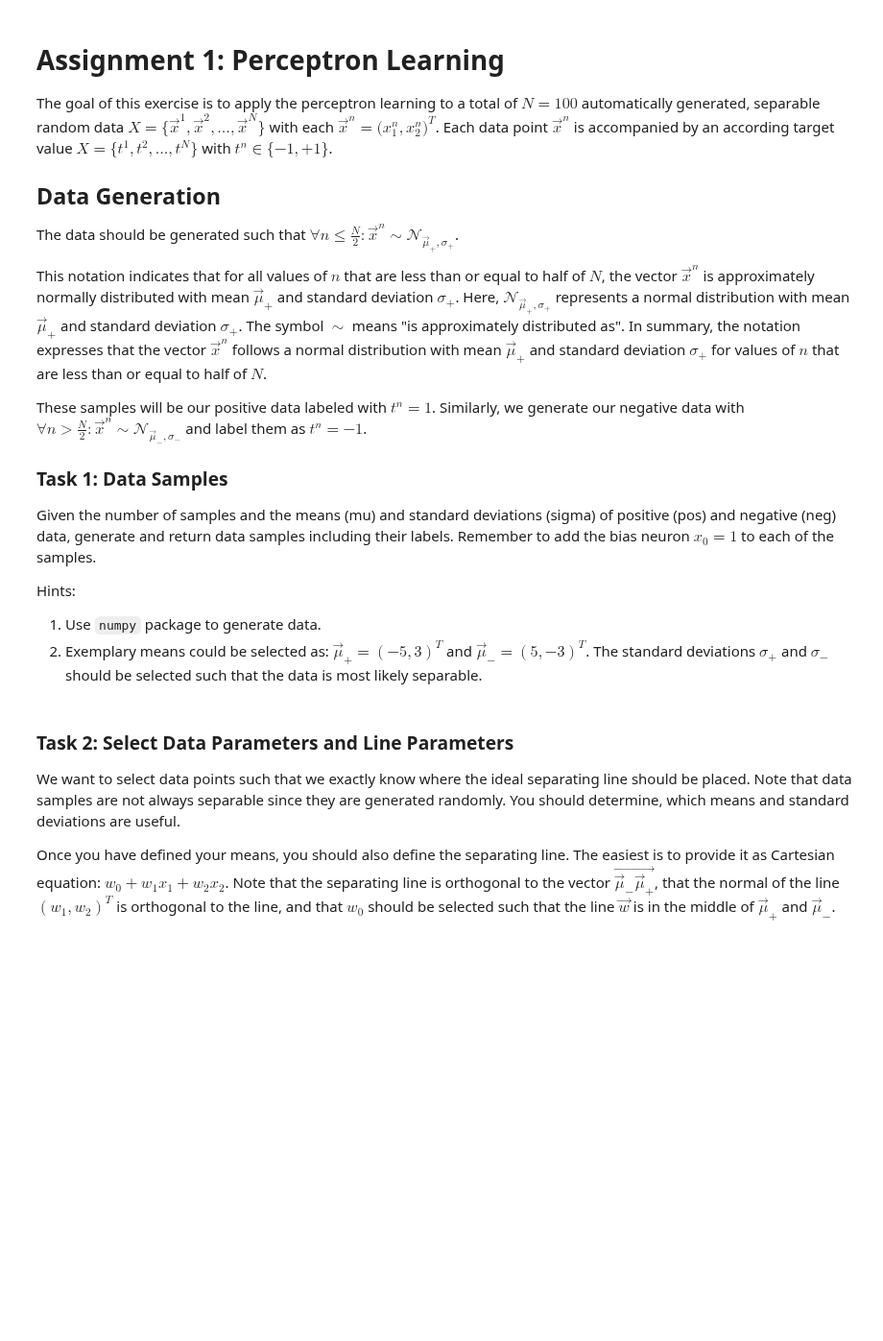
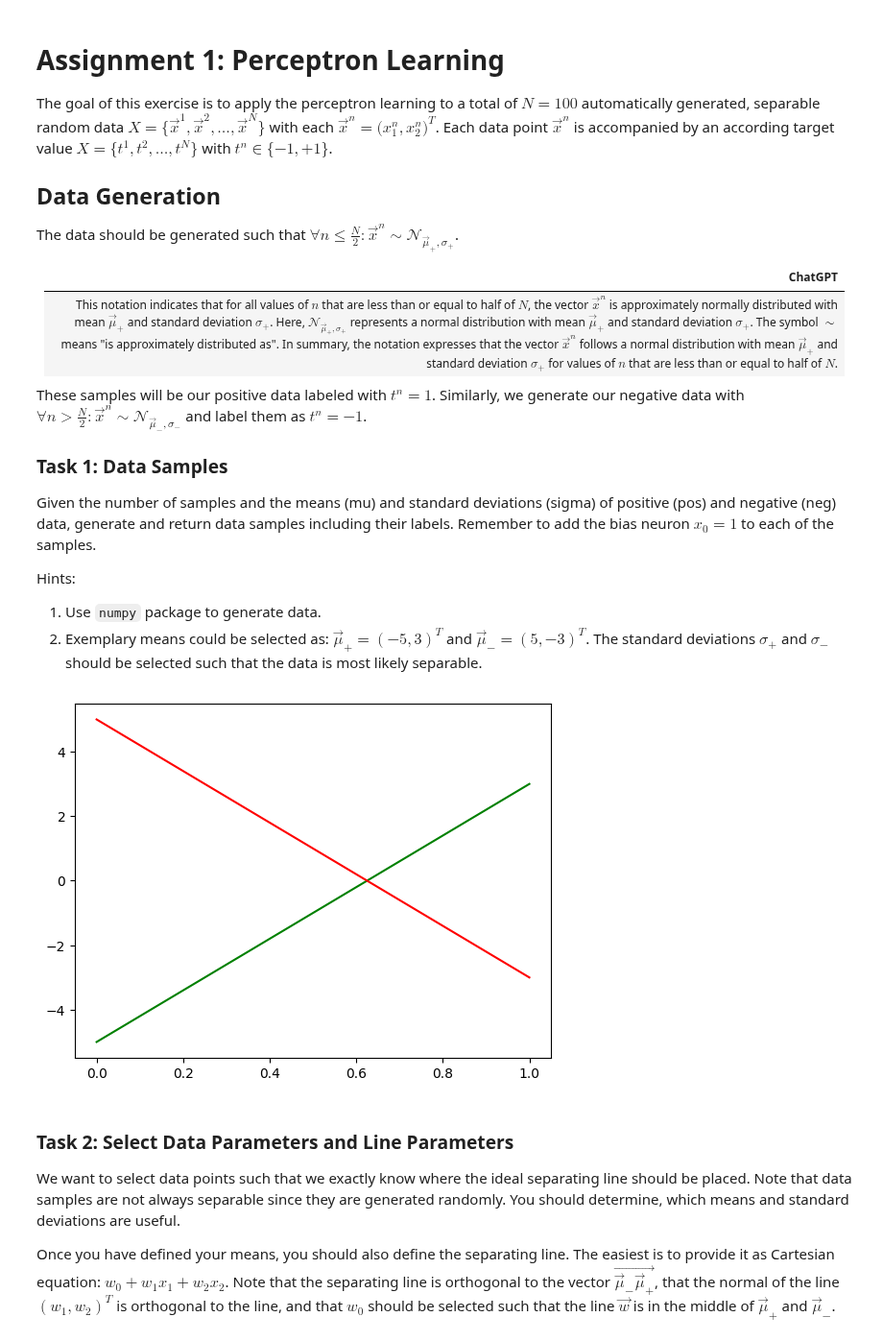
Before and after one commit to danielbarco/deeplearning, a Jupyter notebook: Assignment01.ipynb, the cells around one changed output. Shown at 96% size. Cells and saved outputs as stored; diff of their text form; code cells hidden in the pictures; blank space fills up the shorter version.

```diff
--- a/Assignment01.ipynb
+++ b/Assignment01.ipynb
@@ -8,9 +8,9 @@ Each data point $\vec x^n$ is accompanied by an according target value $X=\bigl\
 The data should be generated such that
 $\forall n\leq\frac N2\colon \vec x^n \sim \mathcal N_{\vec\mu_+, \sigma_+}$.
 
-This notation indicates that for all values of $n$ that are less than or equal to half of $N$, the vector $\vec x^n$ is approximately normally distributed with mean $\vec\mu_+$ and standard deviation $\sigma_+$.
-Here, $\mathcal N_{\vec\mu_+, \sigma_+}$ represents a normal distribution with mean $\vec\mu_+$ and standard deviation $\sigma_+$. The symbol $\sim$ means "is approximately distributed as".
-In summary, the notation expresses that the vector $\vec x^n$ follows a normal distribution with mean $\vec\mu_+$ and standard deviation $\sigma_+$ for values of $n$ that are less than or equal to half of $N$.
+| ChatGPT              |
+|:---------------------------|
+| This notation indicates that for all values of $n$ that are less than or equal to half of $N$, the vector $\vec x^n$ is approximately normally distributed with mean $\vec\mu_+$ and standard deviation $\sigma_+$. Here, $\mathcal N_{\vec\mu_+, \sigma_+}$ represents a normal distribution with mean $\vec\mu_+$ and standard deviation $\sigma_+$. The symbol $\sim$ means "is approximately distributed as". In summary, the notation expresses that the vector $\vec x^n$ follows a normal distribution with mean $\vec\mu_+$ and standard deviation $\sigma_+$ for values of $n$ that are less than or equal to half of $N$.|
 
 These samples will be our positive data labeled with $t^n=1$.
 Similarly, we generate our negative data with
@@ -24,6 +24,21 @@ Given the number of samples and the means (mu) and standard deviations (sigma) o
 Hints:
 1. Use `numpy` package to generate data.
 2. Exemplary means could be selected as: $\vec\mu_+=(-5,3)^T$ and $\vec\mu_- = (5, -3)^T$. The standard deviations $\sigma_+$ and $\sigma_-$ should be selected such that the data is most likely separable.
+# %%
+import numpy as np
+import matplotlib.pyplot as plt
+
+# create a 1D vector
+mu_pos = np.array([-5,3])
+mu_neg = np.array([5,-3])
+
+# plot the vector as a line
+plt.plot(mu_pos, color='green')
+plt.plot(mu_neg, color='red')
+# show the plot
+plt.show()
+# %% [output]
+[figure, added]
 # %%
 import numpy as np
 
```
Also changed, not shown: parts of 3 cells of this notebook.
